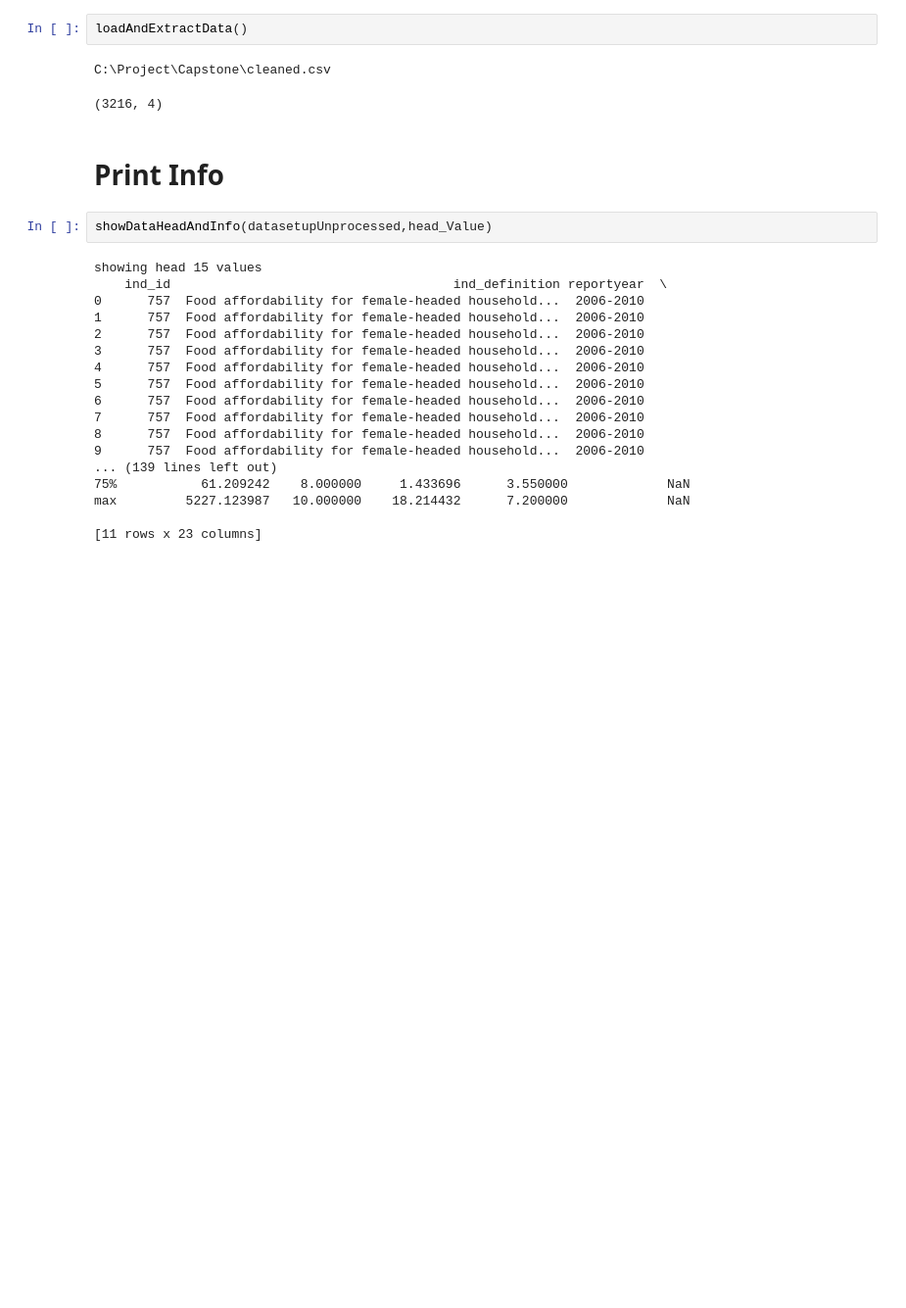
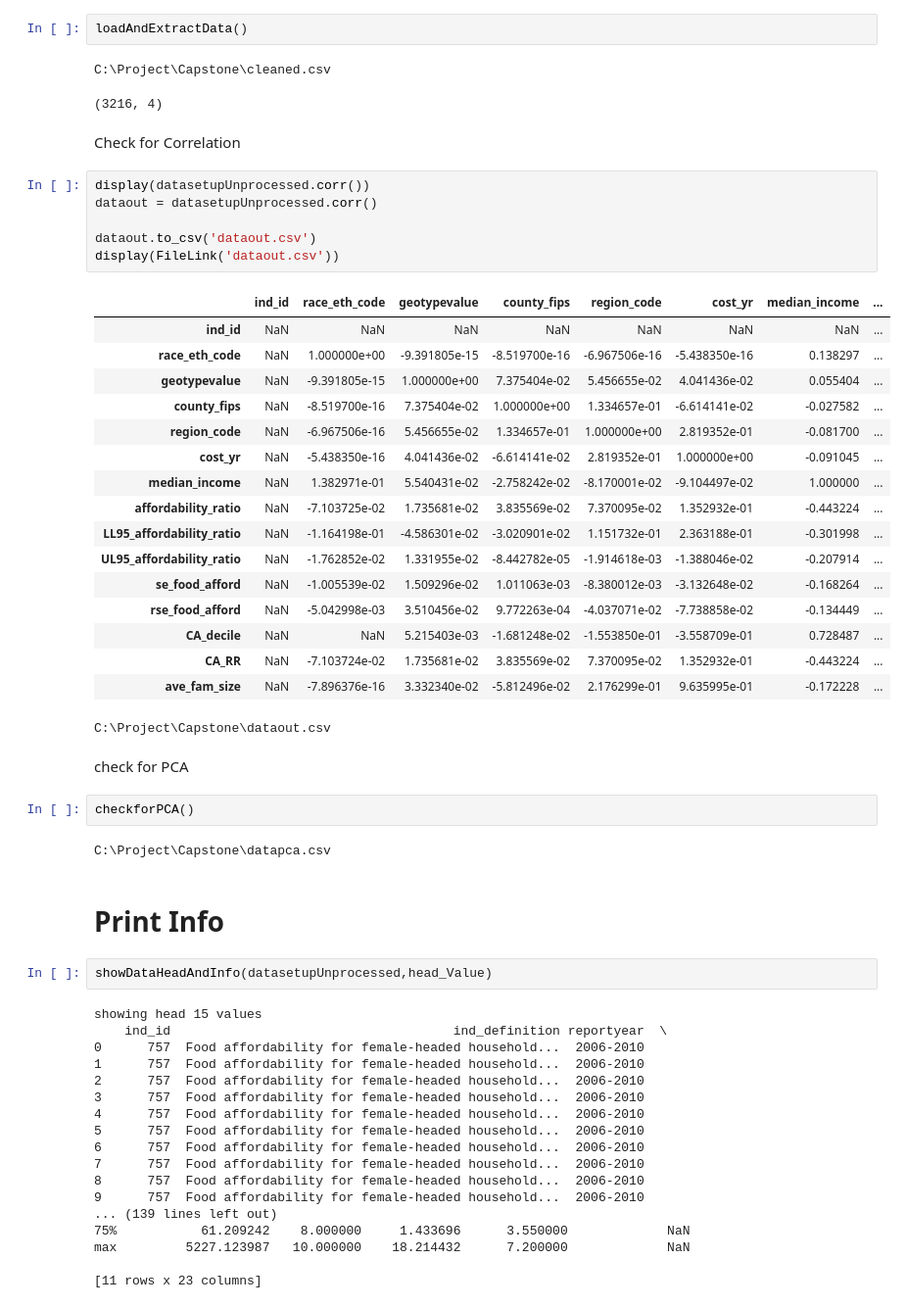
Before and after one commit to SushilsivaramGCU/Capstone, a Jupyter notebook: race.ipynb, the cells around one changed output. Shown at 98% size. Drawn from its saved outputs; the diff is of its cells as text; blank space fills up the shorter version.

```diff
--- a/race.ipynb
+++ b/race.ipynb
@@ -172,6 +184,38 @@ loadAndExtractData()
 # %% [output]
 C:\Project\Capstone\cleaned.csv
 (3216, 4)
+# %% [markdown]
+Check for Correlation
+# %%
+display(datasetupUnprocessed.corr())
+dataout = datasetupUnprocessed.corr()
+
+dataout.to_csv('dataout.csv')
+display(FileLink('dataout.csv'))
+# %% [output]
+|  | ind_id | race_eth_code | geotypevalue | county_fips | region_code | cost_yr | median_income | ... |
+| ind_id | NaN | NaN | NaN | NaN | NaN | NaN | NaN | ... |
+| race_eth_code | NaN | 1.000000e+00 | -9.391805e-15 | -8.519700e-16 | -6.967506e-16 | -5.438350e-16 | 0.138297 | ... |
+| geotypevalue | NaN | -9.391805e-15 | 1.000000e+00 | 7.375404e-02 | 5.456655e-02 | 4.041436e-02 | 0.055404 | ... |
+| county_fips | NaN | -8.519700e-16 | 7.375404e-02 | 1.000000e+00 | 1.334657e-01 | -6.614141e-02 | -0.027582 | ... |
+| region_code | NaN | -6.967506e-16 | 5.456655e-02 | 1.334657e-01 | 1.000000e+00 | 2.819352e-01 | -0.081700 | ... |
+| cost_yr | NaN | -5.438350e-16 | 4.041436e-02 | -6.614141e-02 | 2.819352e-01 | 1.000000e+00 | -0.091045 | ... |
+| median_income | NaN | 1.382971e-01 | 5.540431e-02 | -2.758242e-02 | -8.170001e-02 | -9.104497e-02 | 1.000000 | ... |
+| affordability_ratio | NaN | -7.103725e-02 | 1.735681e-02 | 3.835569e-02 | 7.370095e-02 | 1.352932e-01 | -0.443224 | ... |
+| LL95_affordability_ratio | NaN | -1.164198e-01 | -4.586301e-02 | -3.020901e-02 | 1.151732e-01 | 2.363188e-01 | -0.301998 | ... |
+| UL95_affordability_ratio | NaN | -1.762852e-02 | 1.331955e-02 | -8.442782e-05 | -1.914618e-03 | -1.388046e-02 | -0.207914 | ... |
+| se_food_afford | NaN | -1.005539e-02 | 1.509296e-02 | 1.011063e-03 | -8.380012e-03 | -3.132648e-02 | -0.168264 | ... |
+| rse_food_afford | NaN | -5.042998e-03 | 3.510456e-02 | 9.772263e-04 | -4.037071e-02 | -7.738858e-02 | -0.134449 | ... |
+| CA_decile | NaN | NaN | 5.215403e-03 | -1.681248e-02 | -1.553850e-01 | -3.558709e-01 | 0.728487 | ... |
+| CA_RR | NaN | -7.103724e-02 | 1.735681e-02 | 3.835569e-02 | 7.370095e-02 | 1.352932e-01 | -0.443224 | ... |
+| ave_fam_size | NaN | -7.896376e-16 | 3.332340e-02 | -5.812496e-02 | 2.176299e-01 | 9.635995e-01 | -0.172228 | ... |
+C:\Project\Capstone\dataout.csv
+# %% [markdown]
+check for PCA
+# %%
+checkforPCA()
+# %% [output]
+C:\Project\Capstone\datapca.csv
 # %% [markdown]
 # Print Info
 # %%
```
Also changed, not shown: parts of 4 cells of this notebook.
